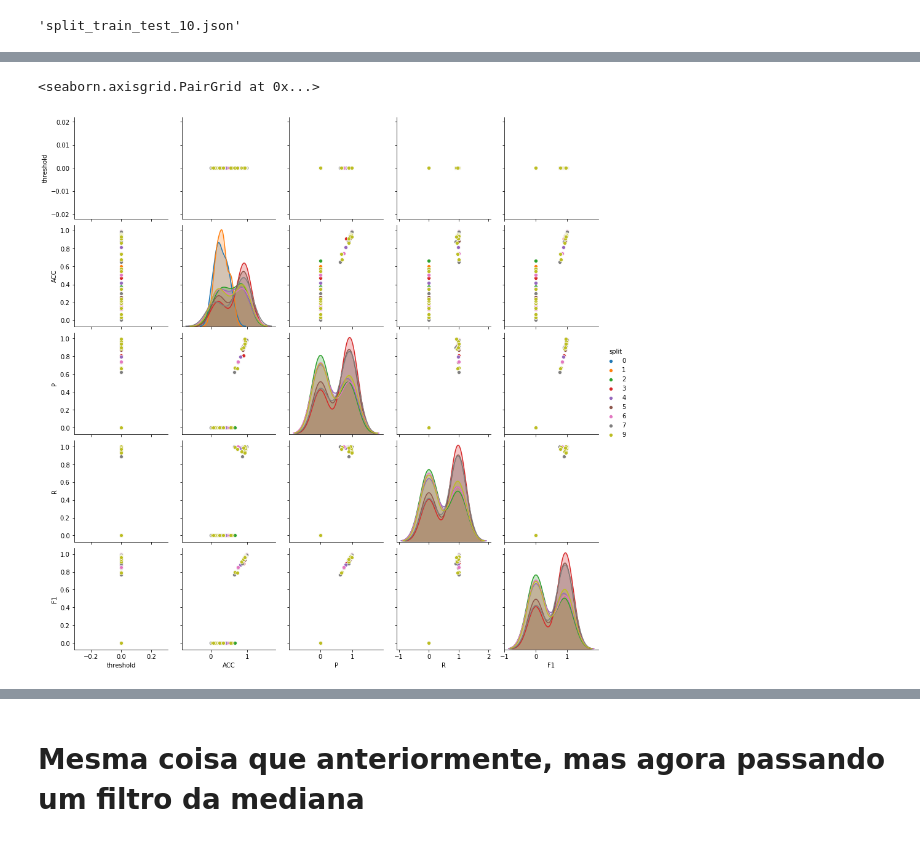
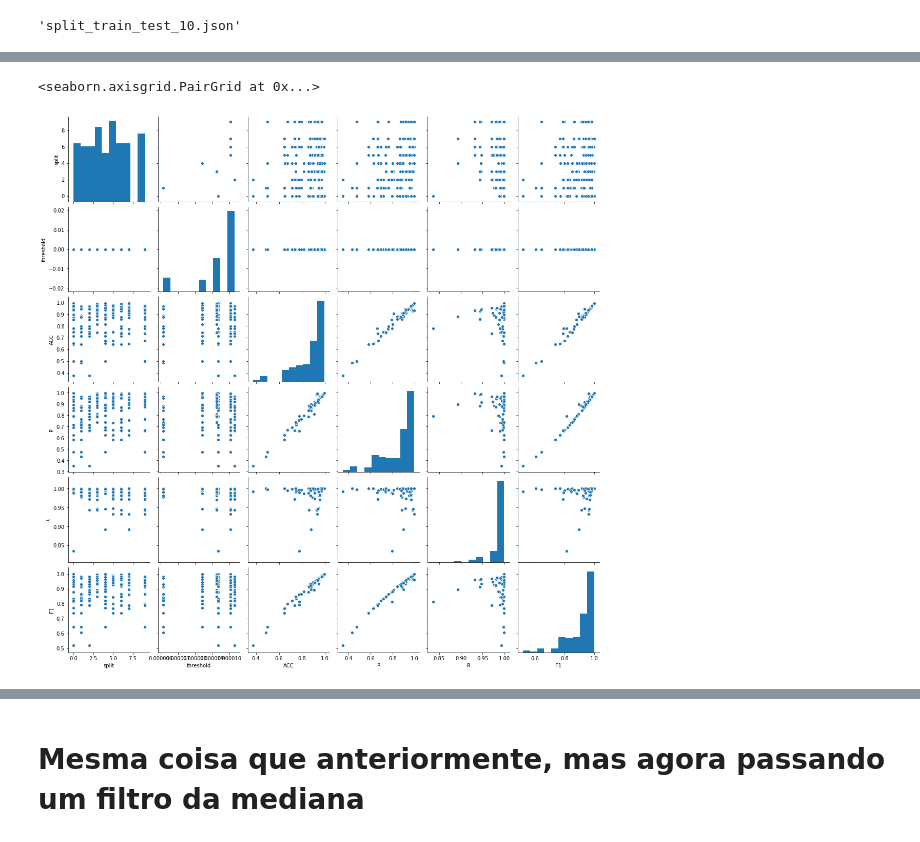
Before and after one commit to shayenne/vocaldetection, a Jupyter notebook: scripts/Threshold Spleeter.ipynb, the cells around one changed output, grey strips where cells are left out. Saved outputs shown, nothing was run; the diff lists cells and outputs as text; code cells hidden in the pictures.

```diff
--- a/scripts/Threshold Spleeter.ipynb
+++ b/scripts/Threshold Spleeter.ipynb
@@ -262,5 +262,5 @@ results_rf[results_rf.split == 5]
 # %%
-sns.pairplot(data=results_rf, hue='split')
+sns.pairplot(data=results_rf)
 # %% [output]
 <seaborn.axisgrid.PairGrid at 0x...>
-[figure, old version]
+[figure, new version]
```
Also changed, not shown: parts of 4 cells of this notebook, 23 other files.
